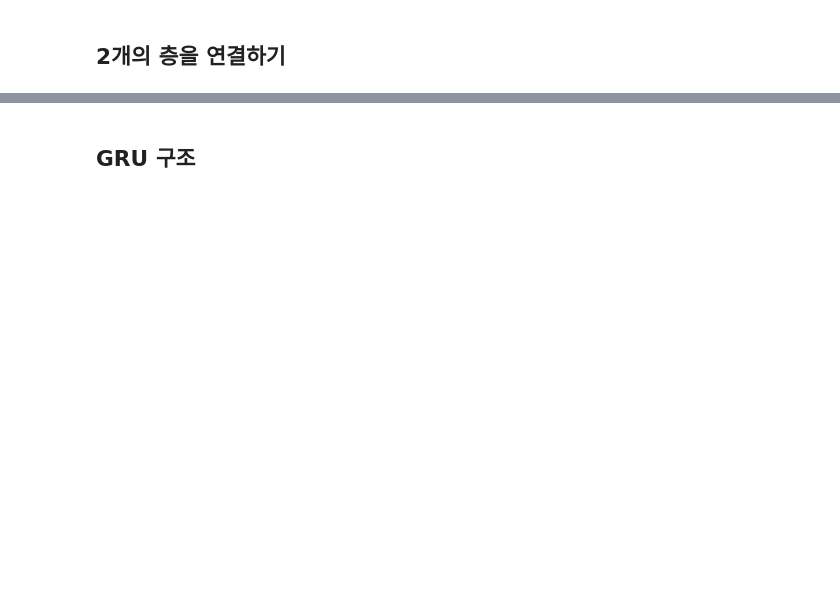
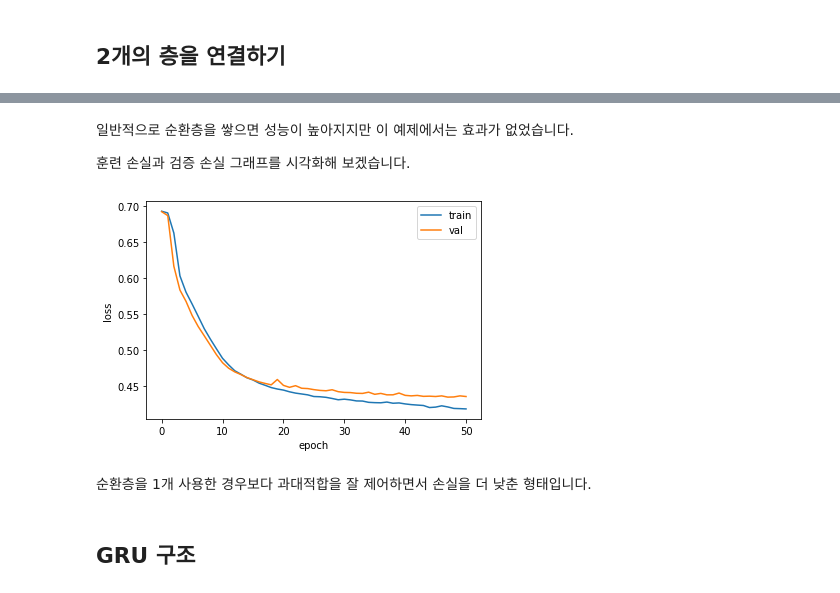
Before and after one commit to LeeSeungwon89/Deep-learning_Theory, a Jupyter notebook: 9-3 LSTM과 GRU 셀.ipynb, the cells around one changed output, grey strips where cells are left out. Saved outputs shown, nothing was run; the diff lists cells and outputs as text; code cells hidden in the pictures; blank space fills up the shorter version.

```diff
--- a/9-3 LSTM과 GRU 셀.ipynb
+++ b/9-3 LSTM과 GRU 셀.ipynb
@@ -141,0 +194,11 @@ plt.show()
+# %%
+model3 = keras.Sequential()
+
+model3.add(keras.layers.Embedding(500, 16, input_length=100))
+# 첫 번째 LSTM 층입니다. 모든 타임스텝의 은닉 상태를 출력합니다.
+model3.add(keras.layers.LSTM(8, dropout=0.3, return_sequences=True))
+# 마지막 LSTM 층입니다. 마지막 타임스텝의 은닉 상태를 출력합니다.
+model3.add(keras.layers.LSTM(8, dropout=0.3))
+model3.add(keras.layers.Dense(1, activation='sigmoid'))
+
+model3.summary()
@@ -141,0 +227,13 @@ plt.show()
+# %%
+rmsprop = keras.optimizers.RMSprop(learning_rate=1e-4)
+model3.compile(optimizer=rmsprop, loss='binary_crossentropy',
+               metrics=['accuracy'])
+
+checkpoint_cb = keras.callbacks.ModelCheckpoint('best-2rnn-model.h5',
+                                                save_best_only=True)
+early_stopping_cb = keras.callbacks.EarlyStopping(patience=3,
+                                                  restore_best_weights=True)
+
+history = model3.fit(train_seq, train_target, epochs=100, batch_size=64,
+                     validation_data=(val_seq, val_target),
+                     callbacks=[checkpoint_cb, early_stopping_cb])
@@ -142,2 +258,17 @@ plt.show()
+# %% [markdown]
+일반적으로 순환층을 쌓으면 성능이 높아지지만 이 예제에서는 효과가 없었습니다.
+
+훈련 손실과 검증 손실 그래프를 시각화해 보겠습니다.
+# %%
+plt.plot(history.history['loss'])
+plt.plot(history.history['val_loss'])
+plt.xlabel('epoch')
+plt.ylabel('loss')
+plt.legend(['train', 'val'])
+plt.show()
+# %% [output]
+[figure, added]
+# %% [markdown]
+순환층을 1개 사용한 경우보다 과대적합을 잘 제어하면서 손실을 더 낮춘 형태입니다.
 # %% [markdown]
 ## **GRU 구조**
```
Also changed, not shown: parts of 27 cells of this notebook.
